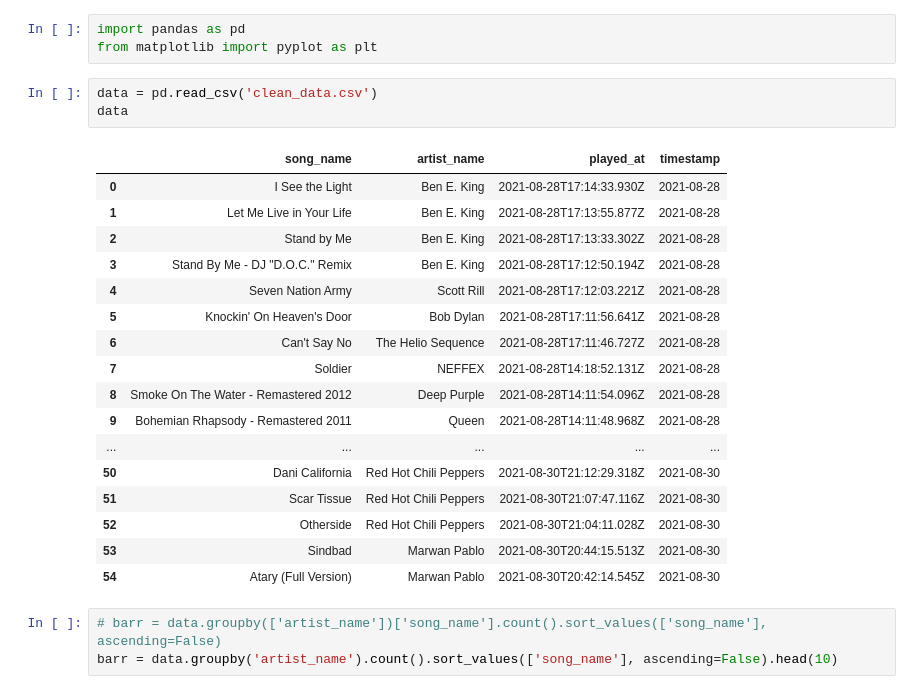
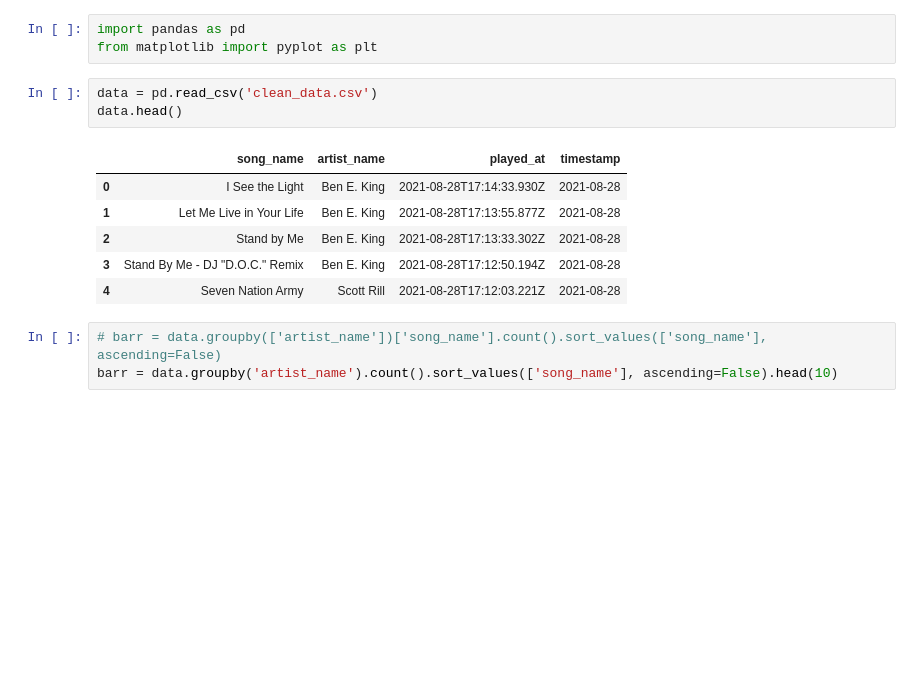
Before and after one commit to asamirr/Spotify-Insights, a Jupyter notebook: analysis-nb.ipynb, the cells around one changed output. Saved outputs shown, nothing was run; the diff lists cells and outputs as text; blank space fills up the shorter version.

```diff
--- a/analysis-nb.ipynb
+++ b/analysis-nb.ipynb
@@ -3,25 +3,14 @@ import pandas as pd
 from matplotlib import pyplot as plt
 # %%
 data = pd.read_csv('clean_data.csv')
-data
+data.head()
 # %% [output]
 |  | song_name | artist_name | played_at | timestamp |
 | 0 | I See the Light | Ben E. King | 2021-08-28T17:14:33.930Z | 2021-08-28 |
 | 1 | Let Me Live in Your Life | Ben E. King | 2021-08-28T17:13:55.877Z | 2021-08-28 |
 | 2 | Stand by Me | Ben E. King | 2021-08-28T17:13:33.302Z | 2021-08-28 |
 | 3 | Stand By Me - DJ "D.O.C." Remix | Ben E. King | 2021-08-28T17:12:50.194Z | 2021-08-28 |
 | 4 | Seven Nation Army | Scott Rill | 2021-08-28T17:12:03.221Z | 2021-08-28 |
-| 5 | Knockin' On Heaven's Door | Bob Dylan | 2021-08-28T17:11:56.641Z | 2021-08-28 |
-| 6 | Can't Say No | The Helio Sequence | 2021-08-28T17:11:46.727Z | 2021-08-28 |
-| 7 | Soldier | NEFFEX | 2021-08-28T14:18:52.131Z | 2021-08-28 |
-| 8 | Smoke On The Water - Remastered 2012 | Deep Purple | 2021-08-28T14:11:54.096Z | 2021-08-28 |
-| 9 | Bohemian Rhapsody - Remastered 2011 | Queen | 2021-08-28T14:11:48.968Z | 2021-08-28 |
-| ... | ... | ... | ... | ... |
-| 50 | Dani California | Red Hot Chili Peppers | 2021-08-30T21:12:29.318Z | 2021-08-30 |
-| 51 | Scar Tissue | Red Hot Chili Peppers | 2021-08-30T21:07:47.116Z | 2021-08-30 |
-| 52 | Otherside | Red Hot Chili Peppers | 2021-08-30T21:04:11.028Z | 2021-08-30 |
-| 53 | Sindbad | Marwan Pablo | 2021-08-30T20:44:15.513Z | 2021-08-30 |
-| 54 | Atary (Full Version) | Marwan Pablo | 2021-08-30T20:42:14.545Z | 2021-08-30 |
 # %%
 # barr = data.groupby(['artist_name'])['song_name'].count().sort_values(['song_name'], ascending=False)
 barr = data.groupby('artist_name').count().sort_values(['song_name'], ascending=False).head(10)
```
Also changed, not shown: parts of 10 cells of this notebook, 5 other files.
